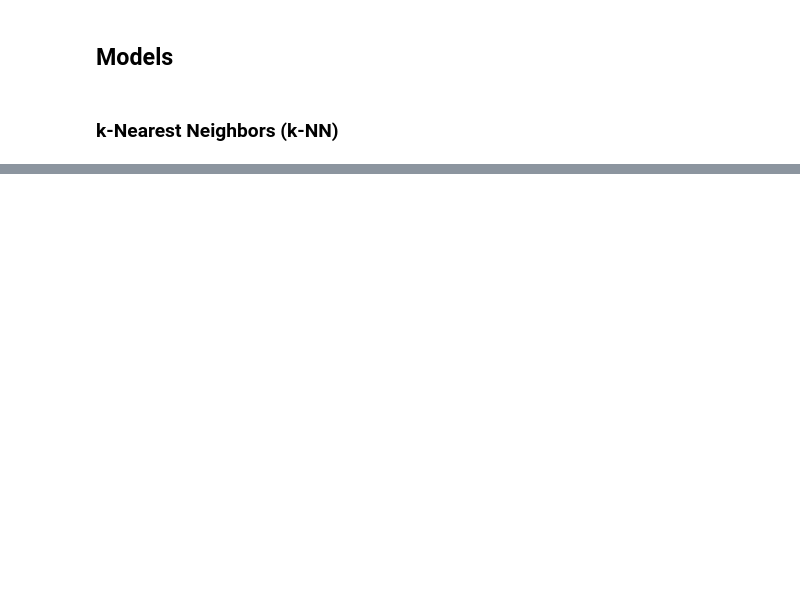
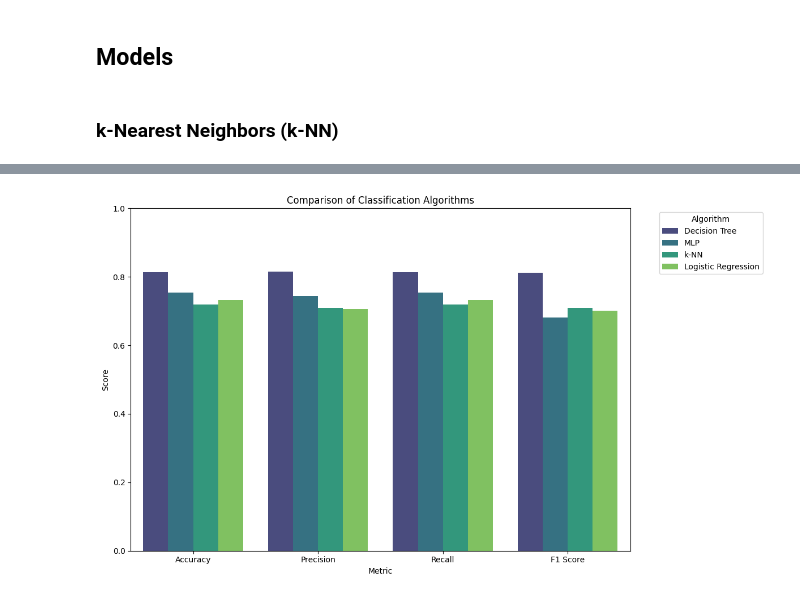
Before and after one commit to diogovenade/ia-academic-success, a Jupyter notebook: academic_success.ipynb, the cells around one changed output, grey strips where cells are left out. Cells and saved outputs as stored; diff of their text form; code cells hidden in the pictures; blank space fills up the shorter version.

```diff
--- a/academic_success.ipynb
+++ b/academic_success.ipynb
@@ -198,0 +480,18 @@ print("Confusion Matrix:\n", cm)
+# %%
+from sklearn.linear_model import LogisticRegression
+
+lr = LogisticRegression(max_iter=200, random_state=42)
+lr.fit(X_train_s, y_train)
+y_pred_lr = lr.predict(X_test_s)
+
+accuracy_lr = accuracy_score(y_test, y_pred_lr)
+precision_lr = precision_score(y_test, y_pred_lr, average='weighted')
+recall_lr = recall_score(y_test, y_pred_lr, average='weighted')
+f1_lr = f1_score(y_test, y_pred_lr, average='weighted')
+cm_lr = confusion_matrix(y_test, y_pred_lr)
+
+print("Accuracy:", accuracy_lr)
+print("Precision:", precision_lr)
+print("Recall:", recall_lr)
+print("F1 Score:", f1_lr)
+print("Confusion Matrix:\n", cm_lr)
@@ -198,0 +563,13 @@ print("Confusion Matrix:\n", cm)
+# %%
+# Plot comparison of metrics
+metrics = ['Accuracy', 'Precision', 'Recall', 'F1 Score']
+plt.figure(figsize=(12, 7))
+summary_melted = summary_df.melt(id_vars='Algorithm', value_vars=metrics, var_name='Metric', value_name='Score')
+sb.barplot(data=summary_melted, x='Metric', y='Score', hue='Algorithm', palette='viridis')
+plt.title('Comparison of Classification Algorithms')
+plt.ylim(0, 1)
+plt.legend(title='Algorithm', bbox_to_anchor=(1.05, 1), loc='upper left')
+plt.tight_layout()
+plt.show()
+# %% [output]
+[figure, added]
```
Also changed, not shown: parts of 32 cells of this notebook.
